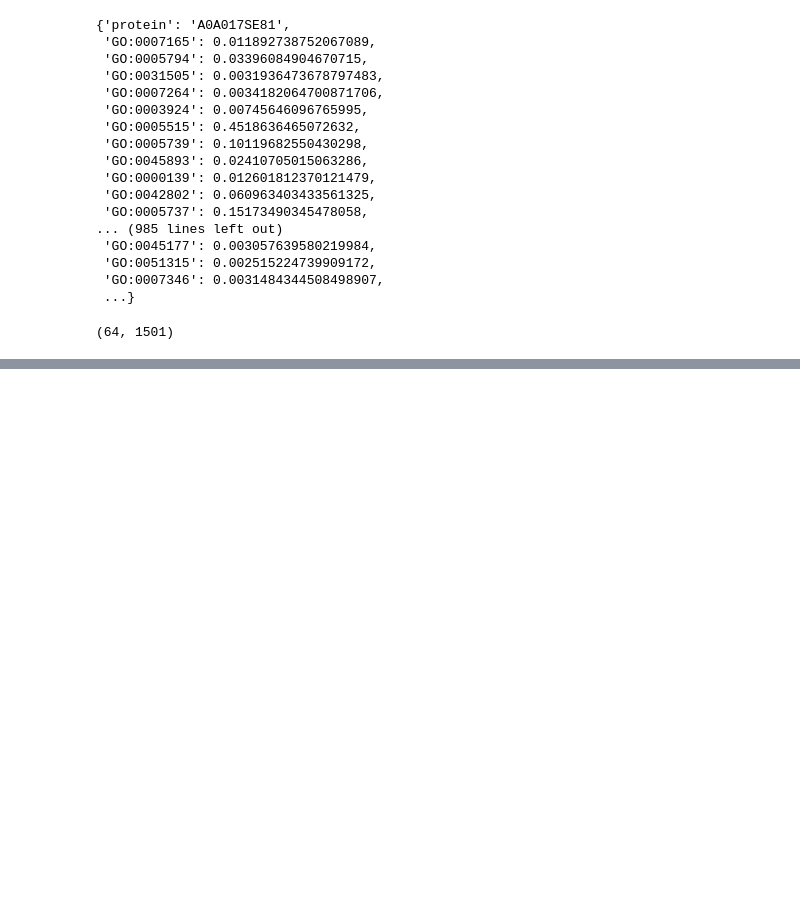
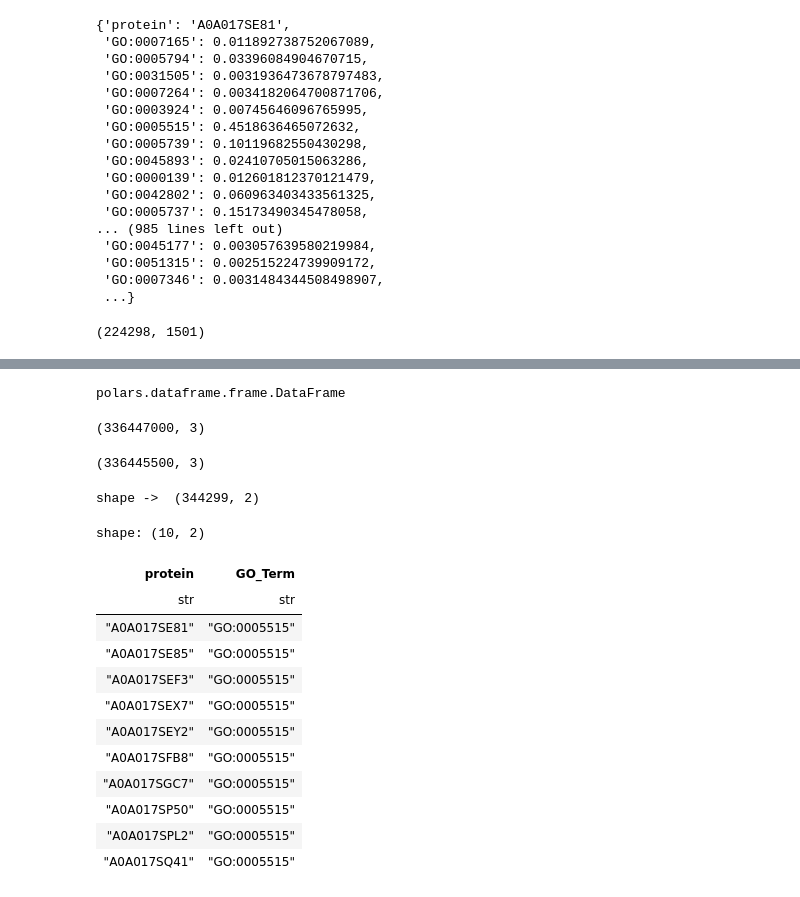
Before and after one commit to sumaniitm/cafa-6-protein-function-prediction-kaggle, a Jupyter notebook: cafa6-baseline-and-feature-engineering.ipynb, the cells around one changed output, grey strips where cells are left out. Drawn from its saved outputs; the diff is of its cells as text; code cells hidden in the pictures; blank space fills up the shorter version.

Commit message:
first baseline submission

```diff
--- a/cafa6-baseline-and-feature-engineering.ipynb
+++ b/cafa6-baseline-and-feature-engineering.ipynb
@@ -458,7 +458,7 @@ def generate_tf_datasets_pred(p_df, p_BATCH_SIZE_PER_REPLICA):
 
     return tf_ds
 # %%
-pred_ds = generate_tf_datasets_pred(p_df=df_test_features.head(100), p_BATCH_SIZE_PER_REPLICA = 8)
+pred_ds = generate_tf_datasets_pred(p_df=df_test_features, p_BATCH_SIZE_PER_REPLICA = 8)
 # %%
 pred_ds.take(1)
 # %% [output]
@@ -502,7 +518,7 @@ semi_final_df = pl.DataFrame(all_predictions)
 # %%
 semi_final_df.shape
 # %% [output]
-(64, 1501)
+(224298, 1501)
 # %%
 semi_final_df.head(4)
 # %% [output]
@@ -513,3 +529,42 @@ shape: (4, 1_501)
 | "A0A017SE85" | 0.005248 | 0.019784 | 0.001157 | 0.001156 | 0.003132 | 0.440571 | 0.071489 | 0.012989 | ... |
 | "A0A017SEF3" | 0.013433 | 0.035006 | 0.003626 | 0.003561 | 0.007968 | 0.444935 | 0.107606 | 0.024793 | ... |
 | "A0A017SEX7" | 0.012237 | 0.035099 | 0.003334 | 0.003319 | 0.007629 | 0.441797 | 0.101112 | 0.024554 | ... |
+# %%
+type(semi_final_df)
+# %% [output]
+polars.dataframe.frame.DataFrame
+# %%
+df_long = semi_final_df.melt(
+    id_vars=["protein"],
+    variable_name="GO_Term",
+    value_name="Probability"
+)
+
+df_long.shape
+# %% [output]
+(336447000, 3)
+# %%
+df_long = df_long.filter(~(pl.col('Probability').is_nan()))
+df_long.shape
+# %% [output]
+(336445500, 3)
+# %%
+threshold = 0.20000
+submission_df = df_long.filter(pl.col("Probability") > threshold).select(['protein','GO_Term'])
+print("shape -> ",submission_df.shape)
+submission_df.head(10)
+# %% [output]
+shape ->  (344299, 2)
+shape: (10, 2)
+| protein | GO_Term |
+| str | str |
+| "A0A017SE81" | "GO:0005515" |
+| "A0A017SE85" | "GO:0005515" |
+| "A0A017SEF3" | "GO:0005515" |
+| "A0A017SEX7" | "GO:0005515" |
+| "A0A017SEY2" | "GO:0005515" |
+| "A0A017SFB8" | "GO:0005515" |
+| "A0A017SGC7" | "GO:0005515" |
+| "A0A017SP50" | "GO:0005515" |
+| "A0A017SPL2" | "GO:0005515" |
+| "A0A017SQ41" | "GO:0005515" |
```
Also changed, not shown: parts of 4 cells of this notebook.
